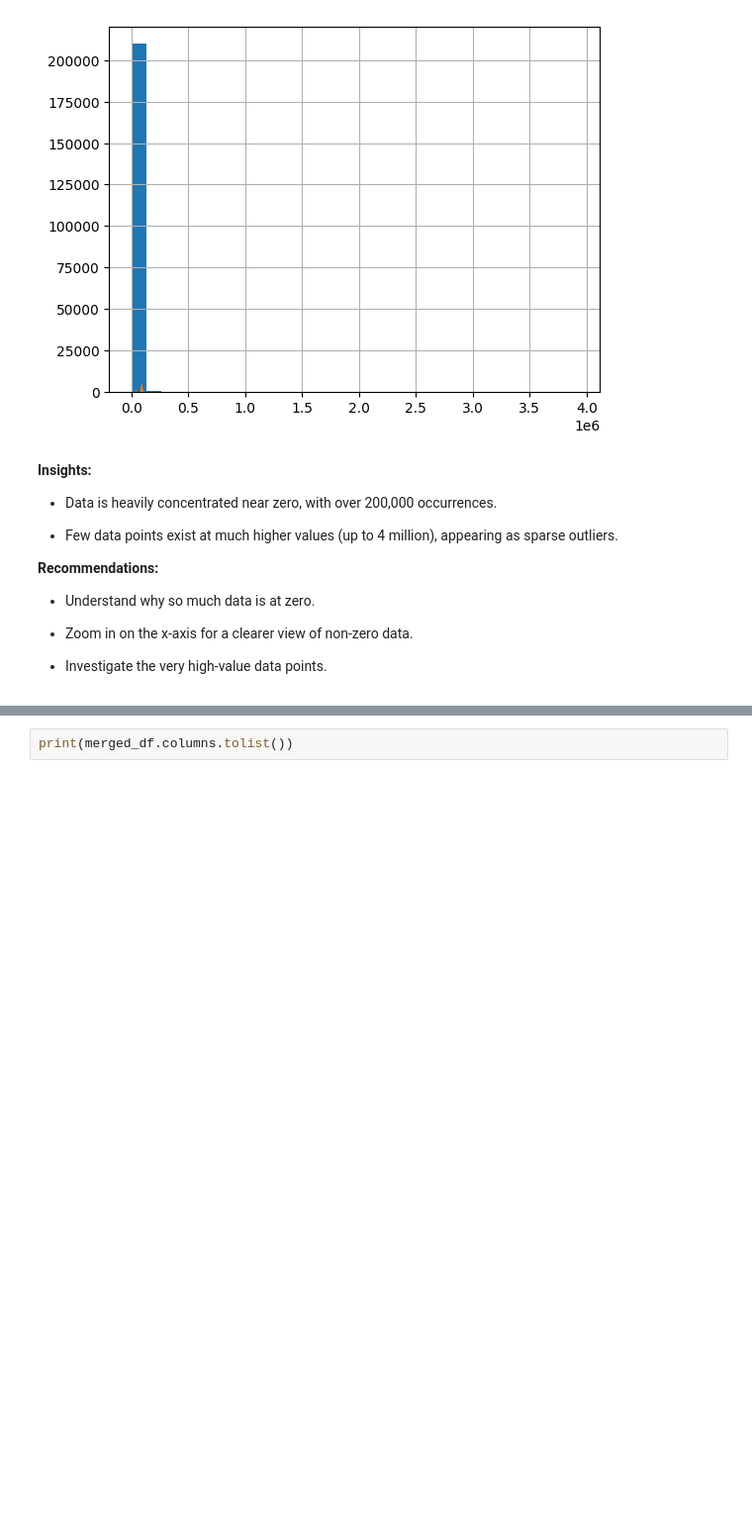
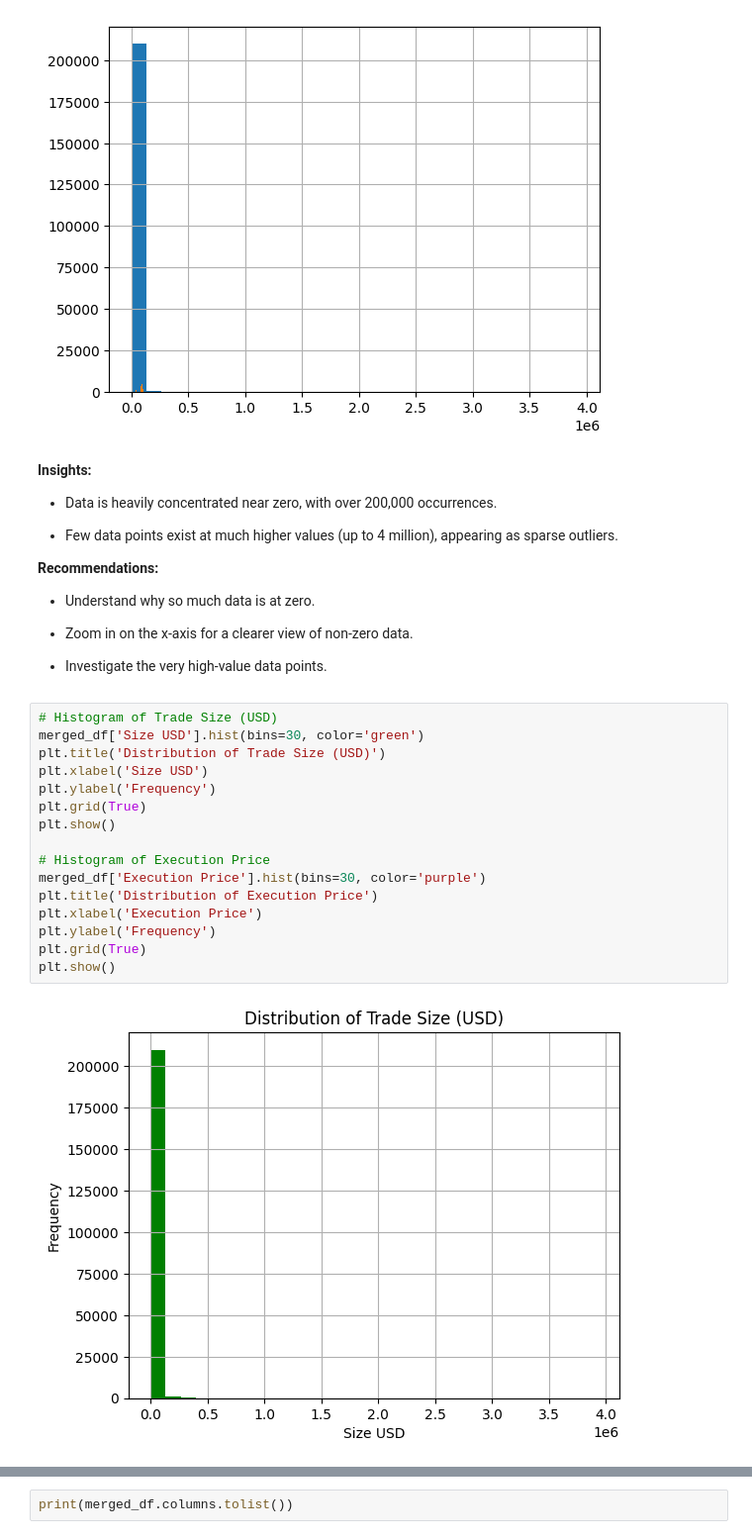
Before and after one commit to swathypk93/swathypk93, a Jupyter notebook: data_science_task.ipynb, the cells around one changed output, grey strips where cells are left out. Shown at 99% size. Cells and saved outputs as stored; diff of their text form; blank space fills up the shorter version.

```diff
--- a/data_science_task.ipynb
+++ b/data_science_task.ipynb
@@ -512,3 +512,21 @@ merged_df['Execution Price'].hist(bins=30)
 * Zoom in on the x-axis for a clearer view of non-zero data.
 
 * Investigate the very high-value data points.
+# %%
+# Histogram of Trade Size (USD)
+merged_df['Size USD'].hist(bins=30, color='green')
+plt.title('Distribution of Trade Size (USD)')
+plt.xlabel('Size USD')
+plt.ylabel('Frequency')
+plt.grid(True)
+plt.show()
+
+# Histogram of Execution Price
+merged_df['Execution Price'].hist(bins=30, color='purple')
+plt.title('Distribution of Execution Price')
+plt.xlabel('Execution Price')
+plt.ylabel('Frequency')
+plt.grid(True)
+plt.show()
+# %% [output]
+[figure, added]
```
Also changed, not shown: parts of 31 cells of this notebook.
